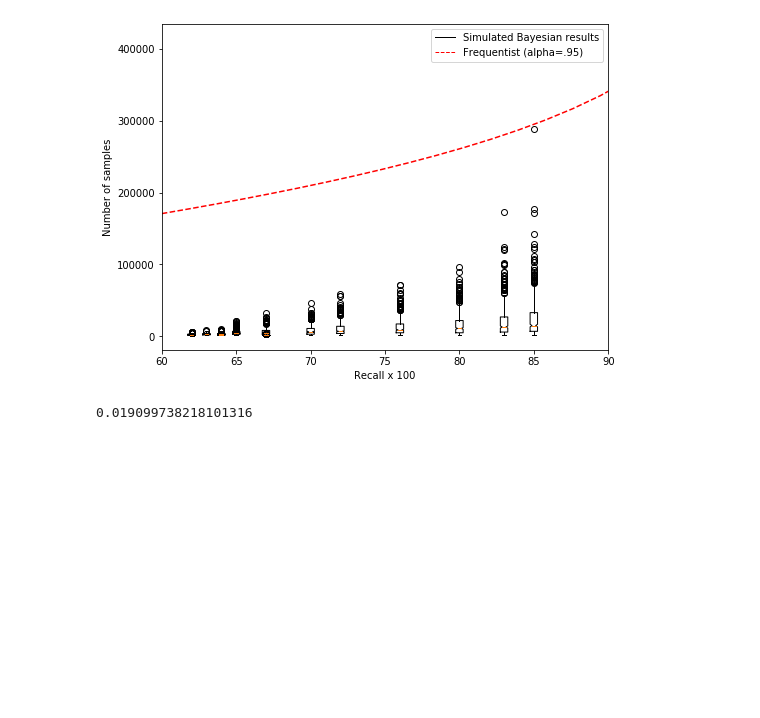
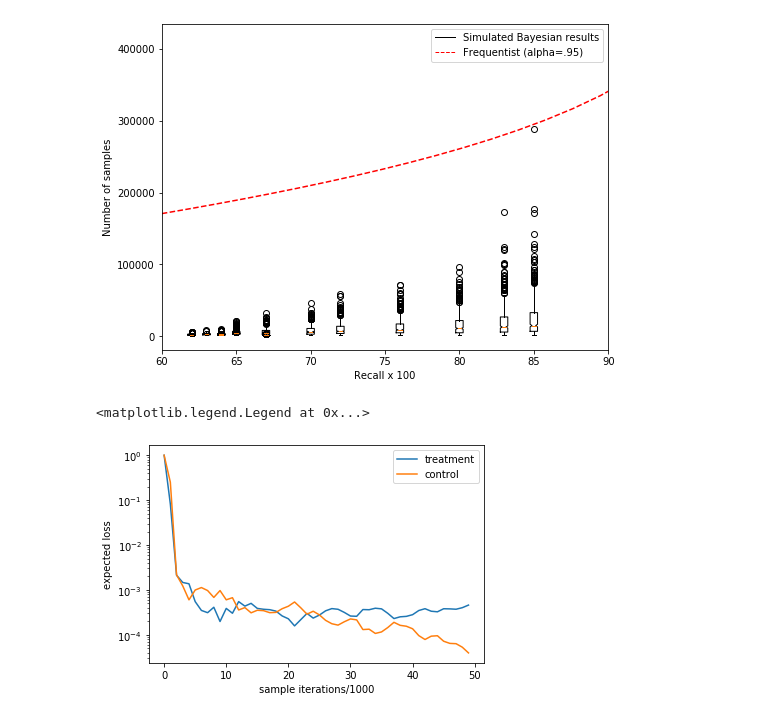
Before and after one commit to prateekpuri01/Bayesian_AB_testing, a Jupyter notebook: frequentist_vs_bayesian_comparison.ipynb, the cells around one changed output. Cells and saved outputs as stored; diff of their text form; code cells hidden in the pictures; blank space fills up the shorter version.

```diff
--- a/frequentist_vs_bayesian_comparison.ipynb
+++ b/frequentist_vs_bayesian_comparison.ipynb
@@ -122,7 +151,15 @@ ax.legend([bp["boxes"][0],Line2D([0], [0], color='red', lw=1,ls='--')], ['Simula
 plt.show()
 # %% [output]
 [figure]
-# %%
-(df_frequentist['exp. winner'].mean()*(1-df_frequentist['exp. winner'].mean())/len(df_frequentist))**.5
-# %% [output]
-0.019099738218101316
+# %%
+#Looks the expected loss and a function of sample iteration for a sample experiment simulation
+
+plt.plot(df_bayesian['treatment losses'].iloc[10],label='treatment')
+plt.plot(df_bayesian['base losses'].iloc[10],label='control')
+plt.xlabel('sample iterations/1000')
+plt.ylabel('expected loss')
+plt.yscale('log')
+plt.legend()
+# %% [output]
+<matplotlib.legend.Legend at 0x...>
+[figure, added]
```
Also changed, not shown: parts of 5 cells of this notebook, 2 other files.
